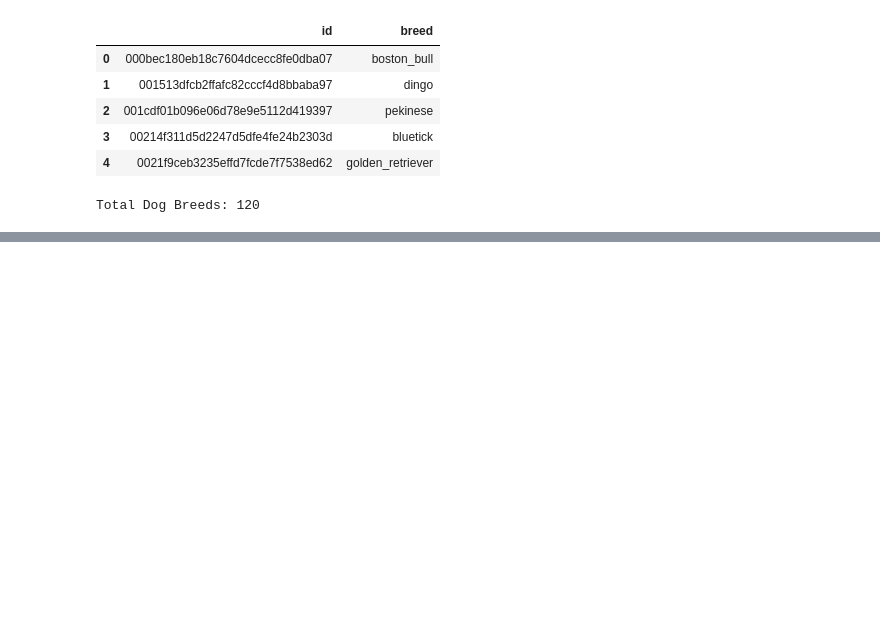
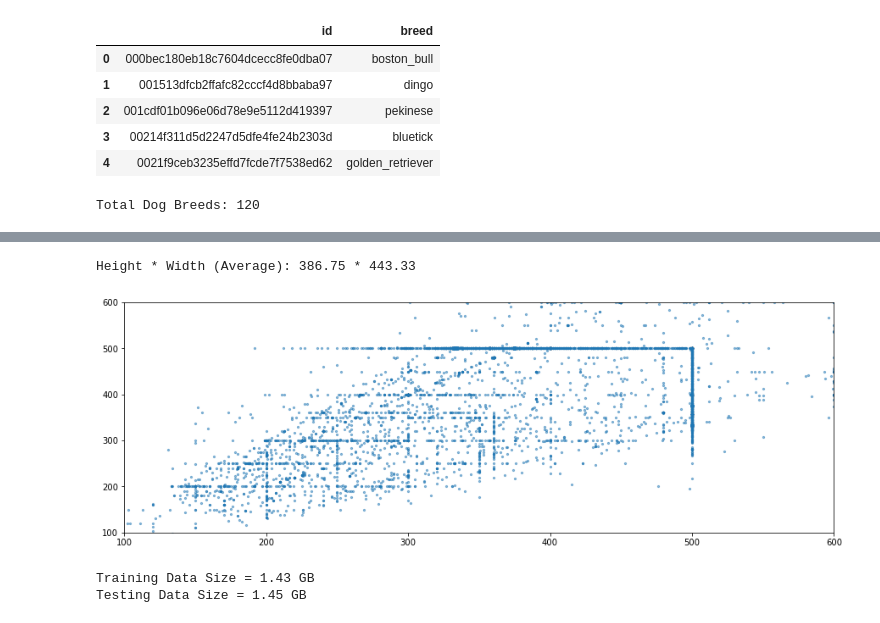
Before and after one commit to mtyylx/Kaggle, a Jupyter notebook: Dog_Breed_Identification/Kaggle Dog Breed Identification Contest.ipynb, the cells around one changed output, grey strips where cells are left out. Drawn from its saved outputs; the diff is of its cells as text; code cells hidden in the pictures; blank space fills up the shorter version.

```diff
--- a/Dog_Breed_Identification/Kaggle Dog Breed Identification Contest.ipynb
+++ b/Dog_Breed_Identification/Kaggle Dog Breed Identification Contest.ipynb
@@ -34,7 +34,9 @@ from tqdm import tqdm
 # %%
 train_name = os.listdir('./train')
 test_name = os.listdir('./test')
-print("Train: %d, Test: %d" % (len(train_name), len(test_name)))
+train_size = len(train_name)
+test_size = len(test_name)
+print("Train: %d, Test: %d" % (train_size, test_size))
 # %% [output]
 Train: 10222, Test: 10357
 # %%
@@ -48,7 +51,18 @@ labels.head()
 | 3 | 00214f311d5d2247d5dfe4fe24b2303d | bluetick |
 | 4 | 0021f9ceb3235effd7fcde7f7538ed62 | golden_retriever |
 # %%
+# 获得所有品种的名称列表
 breeds = set(labels['breed'])
 print("Total Dog Breeds:", len(breeds))
+breeds = list(breeds)
 # %% [output]
 Total Dog Breeds: 120
+# %%
+# 对图像类型进行onehot编码
+Y_train = np.zeros((train_size, len(breeds)), dtype=np.uint8)
+for i in range(train_size):
+    onehot = breeds.index(labels['breed'][i])
+    Y_train[i][onehot] = 1
+
+for i in range(5):
+    print(breeds[np.argmax(Y_train[i])])
@@ -69,0 +100,20 @@ min(count), max(count), np.average(count)
+# %%
+imgs = []
+for i in tqdm(range(train_size)):
+    img = cv2.imread('./train/%s.jpg' % labels['id'][i])
+    imgs.append(img)
+# %%
+height = []
+width = []
+for img in imgs:
+    height.append(img.shape[0])
+    width.append(img.shape[1])
+print("Height * Width (Average): %.2f * %.2f" % (np.average(height), np.average(width)))
+plt.figure(figsize=[15, 5])
+plt.scatter(height, width, s=5, alpha=0.5)
+plt.xlim([100, 600])
+plt.ylim([100, 600])
+plt.show()
+# %% [output]
+Height * Width (Average): 386.75 * 443.33
+[figure, added]
@@ -69,0 +135,6 @@ min(count), max(count), np.average(count)
+# %%
+print('Training Data Size = %.2f GB' % (sys.getsizeof(train)/1024**3))
+print('Testing Data Size = %.2f GB' % (sys.getsizeof(test)/1024**3))
+# %% [output]
+Training Data Size = 1.43 GB
+Testing Data Size = 1.45 GB
```
Also changed, not shown: parts of 16 cells of this notebook, 1 other file.
